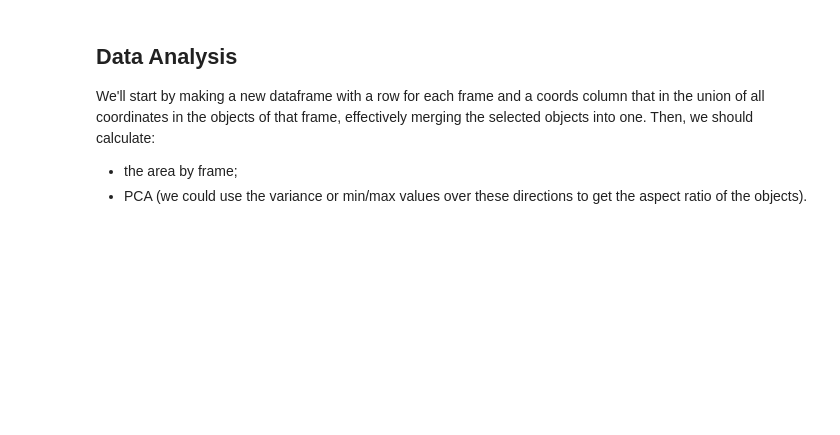
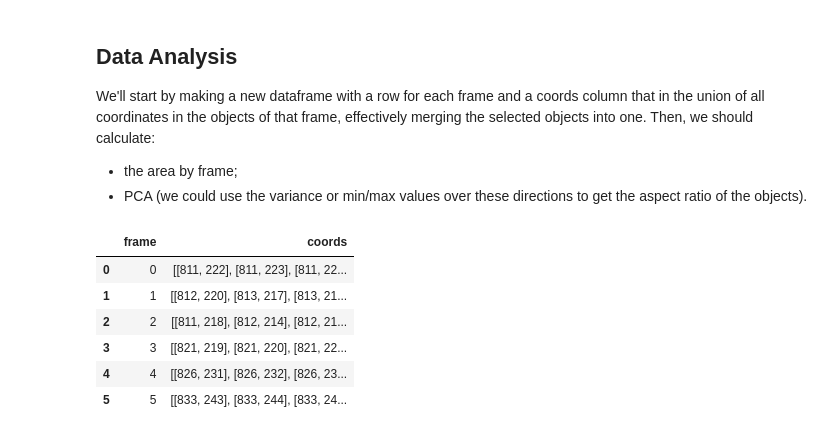
Before and after one commit to gonzaloangaut/tracking_cells, a Jupyter notebook: measuring_cell_deformation.ipynb, the cells around one changed output. Drawn from its saved outputs; the diff is of its cells as text; code cells hidden in the pictures; blank space fills up the shorter version.

```diff
--- a/measuring_cell_deformation.ipynb
+++ b/measuring_cell_deformation.ipynb
@@ -421,3 +443,28 @@ for frame, labels in object_to_track.items():
 We'll start by making a new dataframe with a row for each frame and a coords column that in the union of all coordinates in the objects of that frame, effectively merging the selected objects into one. Then, we should calculate:
 - the area by frame;
 - PCA (we could use the variance or min/max values over these directions to get the aspect ratio of the objects).
+# %%
+# Initialize an empty list to store the aggregated data
+data = []
+
+# Group filtered_df by 'frame' and aggregate coordinates
+for frame, group in filtered_df.groupby('frame'):
+    # Concatenate all coords lists for the current frame into a single list
+    all_coords = [coord for sublist in group['coords'] for coord in sublist]
+
+    # Append the aggregated data for the current frame to the data list
+    data.append({'frame': frame, 'coords': all_coords})
+
+# Create cell_df from the aggregated data
+cell_df = pd.DataFrame(data)
+
+# Display the first few rows of cell_df to verify
+cell_df
+# %% [output]
+|  | frame | coords |
+| 0 | 0 | [[811, 222], [811, 223], [811, 22... |
+| 1 | 1 | [[812, 220], [813, 217], [813, 21... |
+| 2 | 2 | [[811, 218], [812, 214], [812, 21... |
+| 3 | 3 | [[821, 219], [821, 220], [821, 22... |
+| 4 | 4 | [[826, 231], [826, 232], [826, 23... |
+| 5 | 5 | [[833, 243], [833, 244], [833, 24... |
```
Also changed, not shown: parts of 7 cells of this notebook.
